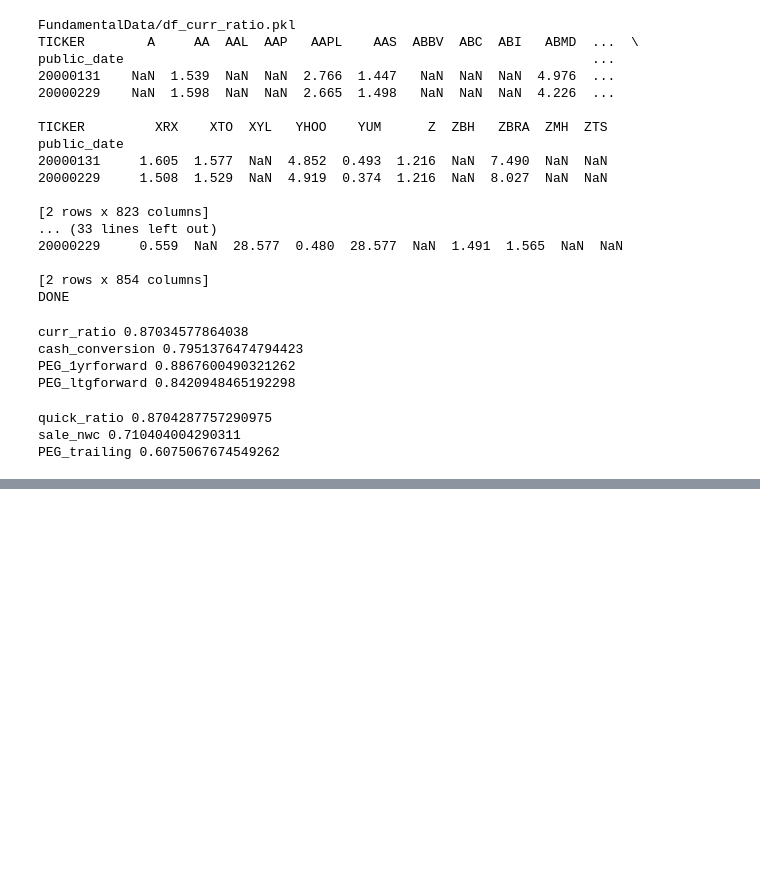
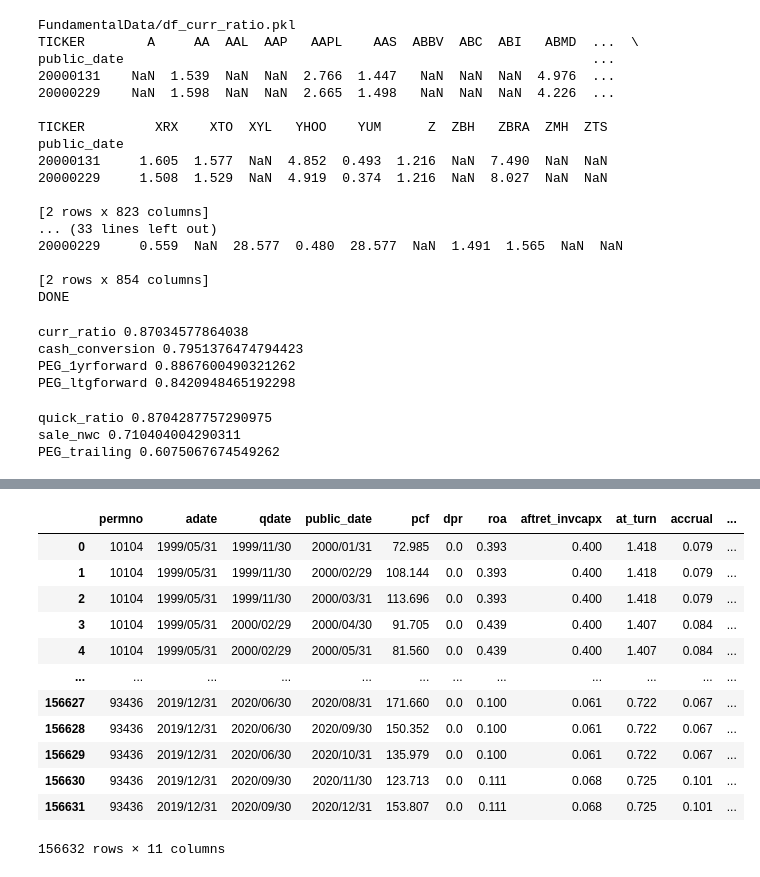
Before and after one commit to pyliut/CSMOM_HT22, a Jupyter notebook: DataFormatting_TomLiu.ipynb, the cells around one changed output, grey strips where cells are left out. Cells and saved outputs as stored; diff of their text form; code cells hidden in the pictures; blank space fills up the shorter version.

```diff
--- a/DataFormatting_TomLiu.ipynb
+++ b/DataFormatting_TomLiu.ipynb
@@ -390,0 +395,17 @@ PEG_trailing 0.6075067674549262
+# %%
+df_FundamentalRatios3 = pd.read_csv("FundamentalData/SPX_FundamentalRatios3.csv")
+df_FundamentalRatios3
+# %% [output]
+|  | permno | adate | qdate | public_date | pcf | dpr | roa | aftret_invcapx | at_turn | accrual | ... |
+| 0 | 10104 | 1999/05/31 | 1999/11/30 | 2000/01/31 | 72.985 | 0.0 | 0.393 | 0.400 | 1.418 | 0.079 | ... |
+| 1 | 10104 | 1999/05/31 | 1999/11/30 | 2000/02/29 | 108.144 | 0.0 | 0.393 | 0.400 | 1.418 | 0.079 | ... |
+| 2 | 10104 | 1999/05/31 | 1999/11/30 | 2000/03/31 | 113.696 | 0.0 | 0.393 | 0.400 | 1.418 | 0.079 | ... |
+| 3 | 10104 | 1999/05/31 | 2000/02/29 | 2000/04/30 | 91.705 | 0.0 | 0.439 | 0.400 | 1.407 | 0.084 | ... |
+| 4 | 10104 | 1999/05/31 | 2000/02/29 | 2000/05/31 | 81.560 | 0.0 | 0.439 | 0.400 | 1.407 | 0.084 | ... |
+| ... | ... | ... | ... | ... | ... | ... | ... | ... | ... | ... | ... |
+| 156627 | 93436 | 2019/12/31 | 2020/06/30 | 2020/08/31 | 171.660 | 0.0 | 0.100 | 0.061 | 0.722 | 0.067 | ... |
+| 156628 | 93436 | 2019/12/31 | 2020/06/30 | 2020/09/30 | 150.352 | 0.0 | 0.100 | 0.061 | 0.722 | 0.067 | ... |
+| 156629 | 93436 | 2019/12/31 | 2020/06/30 | 2020/10/31 | 135.979 | 0.0 | 0.100 | 0.061 | 0.722 | 0.067 | ... |
+| 156630 | 93436 | 2019/12/31 | 2020/09/30 | 2020/11/30 | 123.713 | 0.0 | 0.111 | 0.068 | 0.725 | 0.101 | ... |
+| 156631 | 93436 | 2019/12/31 | 2020/09/30 | 2020/12/31 | 153.807 | 0.0 | 0.111 | 0.068 | 0.725 | 0.101 | ... |
+156632 rows × 11 columns
```
Also changed, not shown: parts of 18 cells of this notebook.
